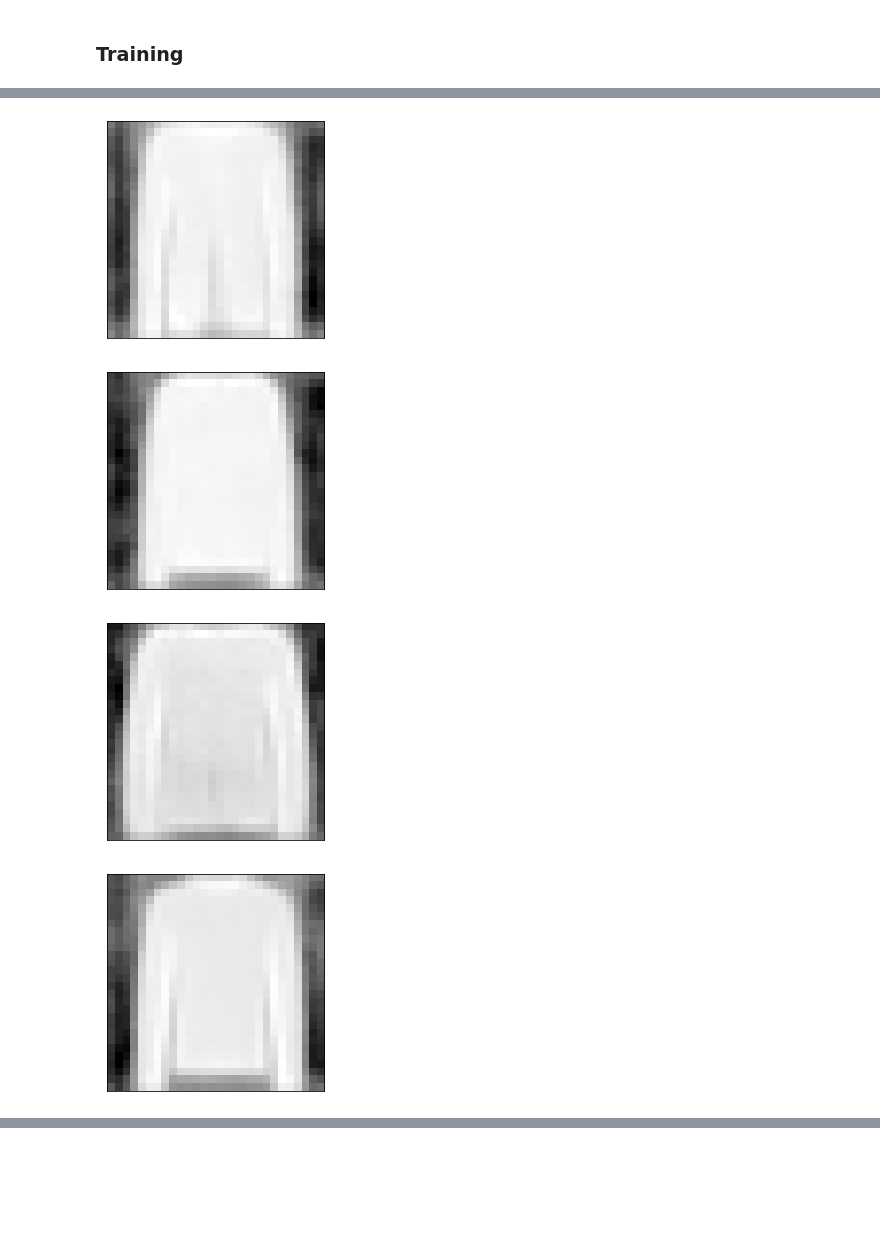
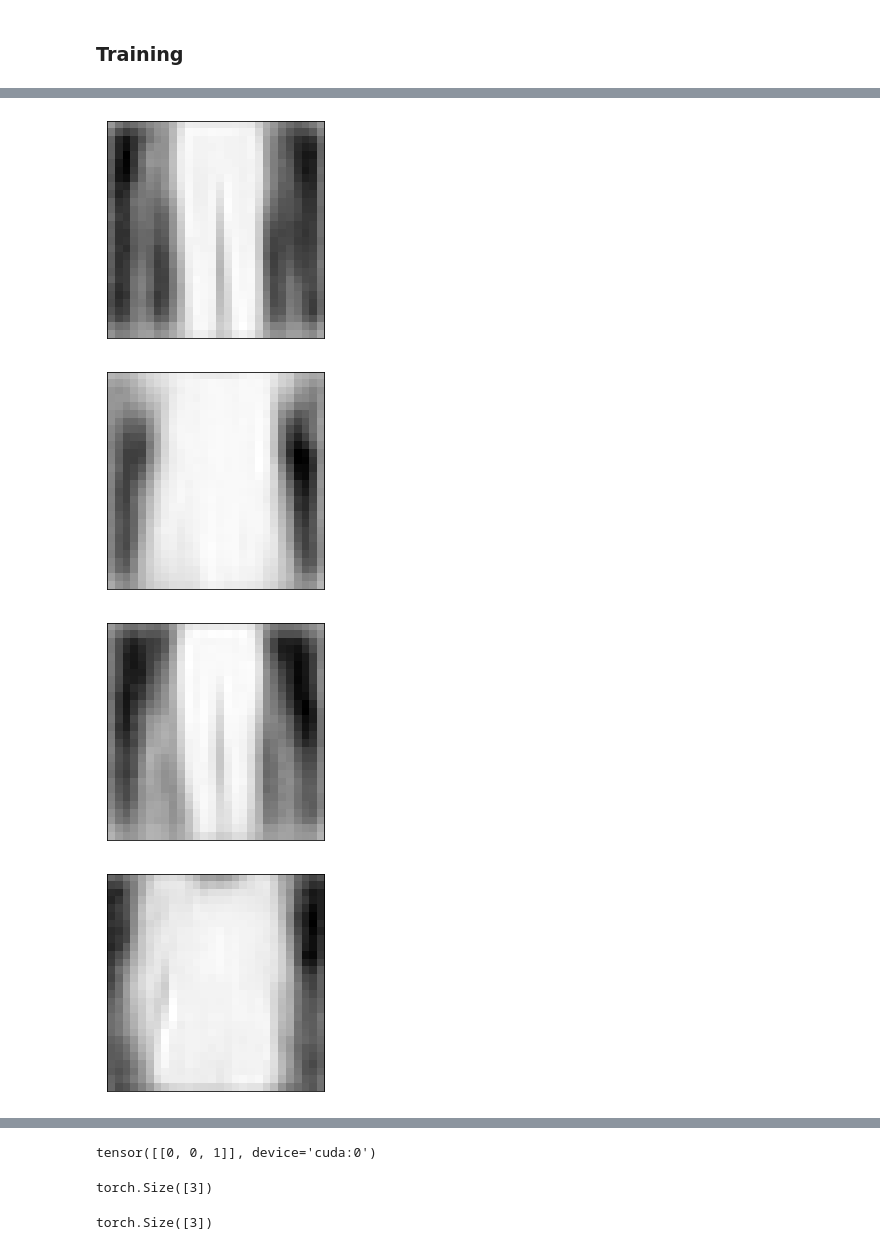
Before and after one commit to BenjaminEriksen95/VAEGen, a Jupyter notebook: proj_CVAE_tobias.ipynb, the cells around one changed output, grey strips where cells are left out. Cells and saved outputs as stored; diff of their text form; code cells hidden in the pictures; blank space fills up the shorter version.

```diff
--- a/proj_CVAE_tobias.ipynb
+++ b/proj_CVAE_tobias.ipynb
@@ -35,6 +35,7 @@ from functools import reduce
 
 
 classes = [0, 1, 2]
+n_classes = len(classes)
 batch_size = 64
 eval_batch_size = 64
 
@@ -123,9 +124,9 @@ class VariationalAutoEncoder(nn.Module):
             nn.ConvTranspose2d(in_channels=conv1[1],out_channels=conv1[0],kernel_size=conv1[2],stride=conv1[3],padding=conv1[4]),
             )
 
-        self.mu = nn.Linear((64 * 7 * 7)+1, latent_size) # +1 for class label
-        self.logvar = nn.Linear((64 * 7 * 7)+1, latent_size) # +1 for class label
-        self.upsample = nn.Linear(latent_size+1, 64 * 7 * 7)
+        self.mu = nn.Linear((64 * 7 * 7)+n_classes, latent_size) # +1 for class label
+        self.logvar = nn.Linear((64 * 7 * 7)+n_classes, latent_size) # +1 for class label
+        self.upsample = nn.Linear(latent_size+n_classes, 64 * 7 * 7)
 
 
     def reparameterize(self, mu, logvar):
@@ -136,6 +137,7 @@ class VariationalAutoEncoder(nn.Module):
 
     def generate(self, t):
       z = torch.randn(self.latent_size).to(device)
+      z = z.view(-1, self.latent_size)
       z = torch.cat((z, t), dim=-1)
       z = self.upsample(z)
       z = z.view(-1,64,7,7)
@@ -147,7 +149,9 @@ class VariationalAutoEncoder(nn.Module):
         # encoding
         x = self.encoder(x)
         x = x.view(-1,64*7*7) # flatten
-        t = t.view(-1, 1)
+        # print(x.shape)
+        # print(t.shape)
+        # t = t.view(-1, n_classes)
         x = torch.cat((x,t), dim=-1)
 
         mu = self.mu(x)
@@ -172,7 +176,7 @@ print(vae)
 
 # Test implementation
 vae.to(device)
-x, y = example_data[:2].to(device), example_targets[:2].to(device)
+x, y = example_data[:2].to(device), torch.nn.functional.one_hot(example_targets[:2]).to(device)
 vae(x, y)
 # %% [output]
 VariationalAutoEncoder(
@@ -297,7 +300,7 @@ Val Loss: 73.4932
 batch_idx, (example_data, example_targets) = next(examples)
 
 with torch.no_grad():
-  output,_,_ = vae(example_data.to(device), example_targets.to(device))
+  output,_,_ = vae(example_data.to(device), torch.nn.functional.one_hot(example_targets).to(device))
 
 fig = plt.figure()
 for i in range(6):
@@ -312,15 +314,0 @@ fig.show()
-# %%
-# examples = enumerate(test_loader)
-batch_idx, (example_data, example_targets) = next(examples)
-
-with torch.no_grad():
-  output,_,_ = vae(example_data.to(device), example_targets.to(device))
-
-fig = plt.figure()
-for i in range(6):
-  plt.subplot(2,3,i+1)
-  plt.tight_layout()
-  plt.imshow(output.cpu()[i][0], cmap='gray', interpolation='none')
-  plt.xticks([])
-  plt.yticks([])
-fig.show()
@@ -329,8 +315,9 @@ fig.show()
 # %%
 for i in range(10):
   with torch.no_grad():
-    target = torch.tensor([2]).to(device) # 0 for t-shirt, 1 for trouser, 2 for pullover
-    out = vae.generate(target)
+    y = torch.tensor([0,1,0]).to(device) # 0 for t-shirt, 1 for trouser, 2 for pullover
+    y = y.view(-1, 3)
+    out = vae.generate(y)
 
   fig = plt.figure()
   plt.imshow(out.cpu()[0][0], cmap='gray', interpolation='none')
@@ -362,4 +329,4 @@ torch.Size([1])
-[figure, old version]
+[figure, new version]
-[figure, old version]
+[figure, new version]
-[figure, old version]
+[figure, new version]
-[figure, old version]
+[figure, new version]
@@ -371,0 +339,14 @@ torch.Size([1])
+# %%
+y = torch.tensor([2]) # 0 for t-shirt, 1 for trouser, 2 for pullover
+y = torch.nn.functional.one_hot(y).to(device)
+y.view(-1, n_classes)
+# %% [output]
+tensor([[0, 0, 1]], device='cuda:0')
+# %%
+torch.tensor([0,1,0]).to(device).shape
+# %% [output]
+torch.Size([3])
+# %%
+y.shape
+# %% [output]
+torch.Size([3])
```
Also changed, not shown: parts of 6 cells of this notebook.
